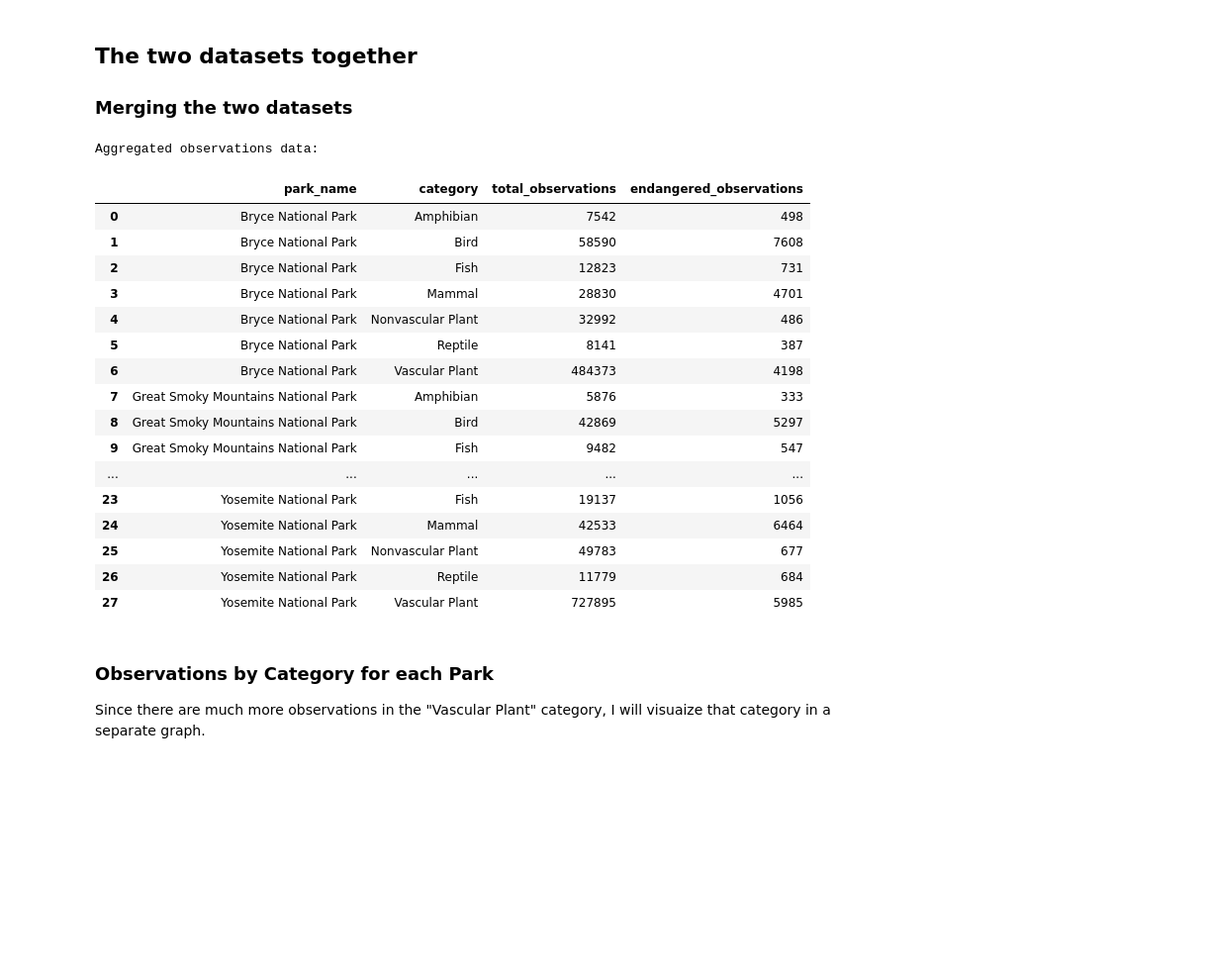
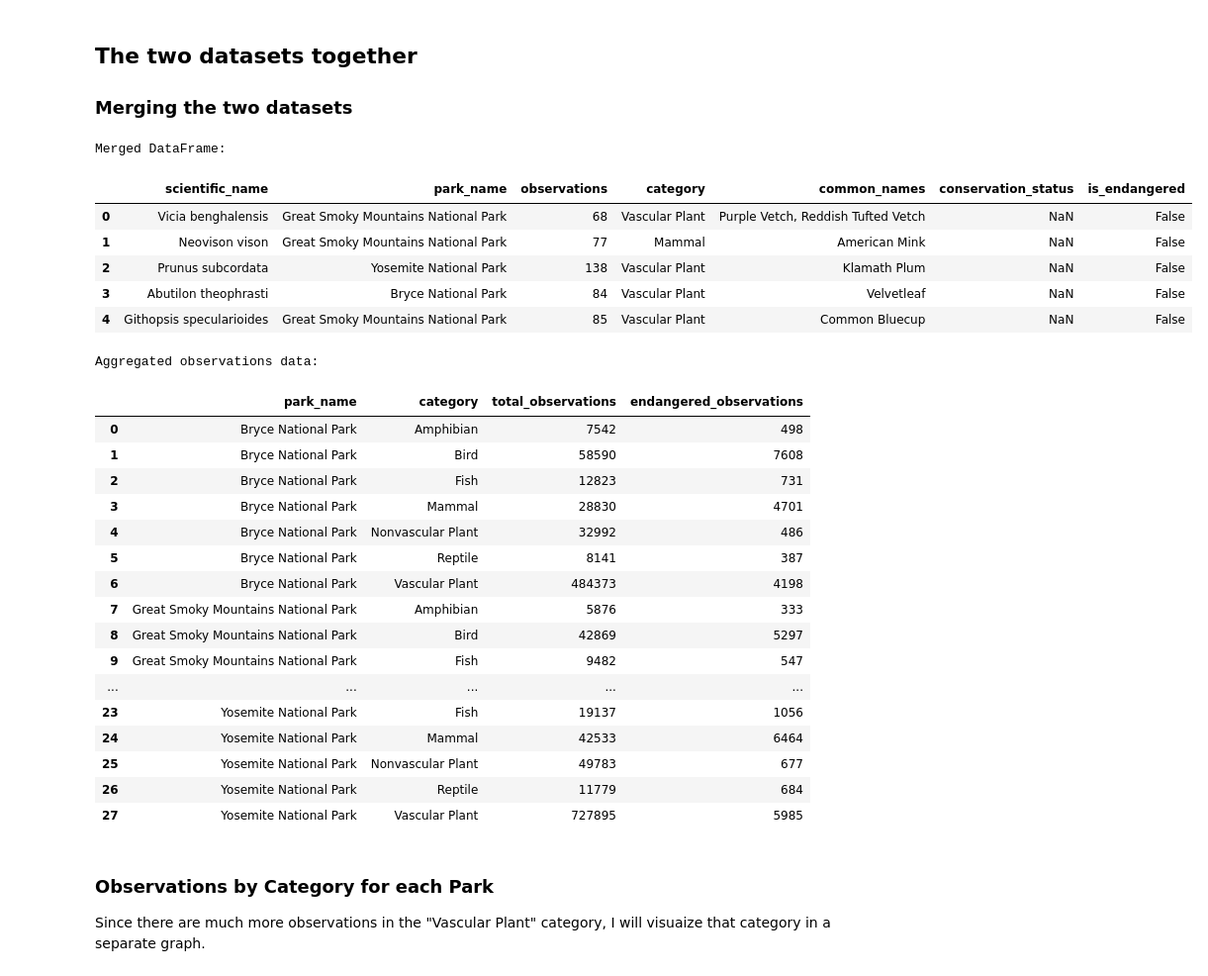
Before and after one commit to ramtob/CDC-Portfolio-0425-Biodiversity, a Jupyter notebook: biodiversity.ipynb, the cells around one changed output. Shown at 99% size. Drawn from its saved outputs; the diff is of its cells as text; code cells hidden in the pictures; blank space fills up the shorter version.

```diff
--- a/biodiversity.ipynb
+++ b/biodiversity.ipynb
@@ -351,34 +351,44 @@ Judging by the number of rows, it seems that for each of the four parks we have
 # %%
 # Merge the dataframes on 'scientific_name'
 merged_df = pd.merge(observations, species_info, on='scientific_name')
+
+print("Merged DataFrame:")
+display(merged_df.head())
 
 # Aggregate data: calculate total and endangered observations for each park and category
 agg_df = merged_df.groupby(['park_name', 'category']).agg(
     total_observations=('observations', 'sum'),
     endangered_observations=('is_endangered', lambda x: (x * merged_df.loc[x.index, 'observations']).sum())
 ).reset_index()
 
 print("Aggregated observations data:")
 display(agg_df)
 # %% [output]
-Aggregated observations data:
+Merged DataFrame:
-|  | park_name | category | total_observations | endangered_observations |
-| 0 | Bryce National Park | Amphibian | 7542 | 498 |
-| 1 | Bryce National Park | Bird | 58590 | 7608 |
-| 2 | Bryce National Park | Fish | 12823 | 731 |
-| 3 | Bryce National Park | Mammal | 28830 | 4701 |
-| 4 | Bryce National Park | Nonvascular Plant | 32992 | 486 |
-| 5 | Bryce National Park | Reptile | 8141 | 387 |
-| 6 | Bryce National Park | Vascular Plant | 484373 | 4198 |
-| 7 | Great Smoky Mountains National Park | Amphibian | 5876 | 333 |
-| 8 | Great Smoky Mountains National Park | Bird | 42869 | 5297 |
-| 9 | Great Smoky Mountains National Park | Fish | 9482 | 547 |
-| ... | ... | ... | ... | ... |
-| 23 | Yosemite National Park | Fish | 19137 | 1056 |
-| 24 | Yosemite National Park | Mammal | 42533 | 6464 |
-| 25 | Yosemite National Park | Nonvascular Plant | 49783 | 677 |
-| 26 | Yosemite National Park | Reptile | 11779 | 684 |
-| 27 | Yosemite National Park | Vascular Plant | 727895 | 5985 |
+|  | scientific_name | park_name | observations | category | common_names | conservation_status | is_endangered |
+| 0 | Vicia benghalensis | Great Smoky Mountains National Park | 68 | Vascular Plant | Purple Vetch, Reddish Tufted Vetch | NaN | False |
+| 1 | Neovison vison | Great Smoky Mountains National Park | 77 | Mammal | American Mink | NaN | False |
+| 2 | Prunus subcordata | Yosemite National Park | 138 | Vascular Plant | Klamath Plum | NaN | False |
+| 3 | Abutilon theophrasti | Bryce National Park | 84 | Vascular Plant | Velvetleaf | NaN | False |
+| 4 | Githopsis specularioides | Great Smoky Mountains National Park | 85 | Vascular Plant | Common Bluecup | NaN | False |
+Aggregated observations data:
+|  | park_name | category | total_observations | endangered_observations |
+| 0 | Bryce National Park | Amphibian | 7542 | 498 |
+| 1 | Bryce National Park | Bird | 58590 | 7608 |
+| 2 | Bryce National Park | Fish | 12823 | 731 |
+| 3 | Bryce National Park | Mammal | 28830 | 4701 |
+| 4 | Bryce National Park | Nonvascular Plant | 32992 | 486 |
+| 5 | Bryce National Park | Reptile | 8141 | 387 |
+| 6 | Bryce National Park | Vascular Plant | 484373 | 4198 |
+| 7 | Great Smoky Mountains National Park | Amphibian | 5876 | 333 |
+| 8 | Great Smoky Mountains National Park | Bird | 42869 | 5297 |
+| 9 | Great Smoky Mountains National Park | Fish | 9482 | 547 |
+| ... | ... | ... | ... | ... |
+| 23 | Yosemite National Park | Fish | 19137 | 1056 |
+| 24 | Yosemite National Park | Mammal | 42533 | 6464 |
+| 25 | Yosemite National Park | Nonvascular Plant | 49783 | 677 |
+| 26 | Yosemite National Park | Reptile | 11779 | 684 |
+| 27 | Yosemite National Park | Vascular Plant | 727895 | 5985 |
 # %% [markdown]
 ### Observations by Category for each Park
 
```
Also changed, not shown: parts of 1 cell of this notebook.
